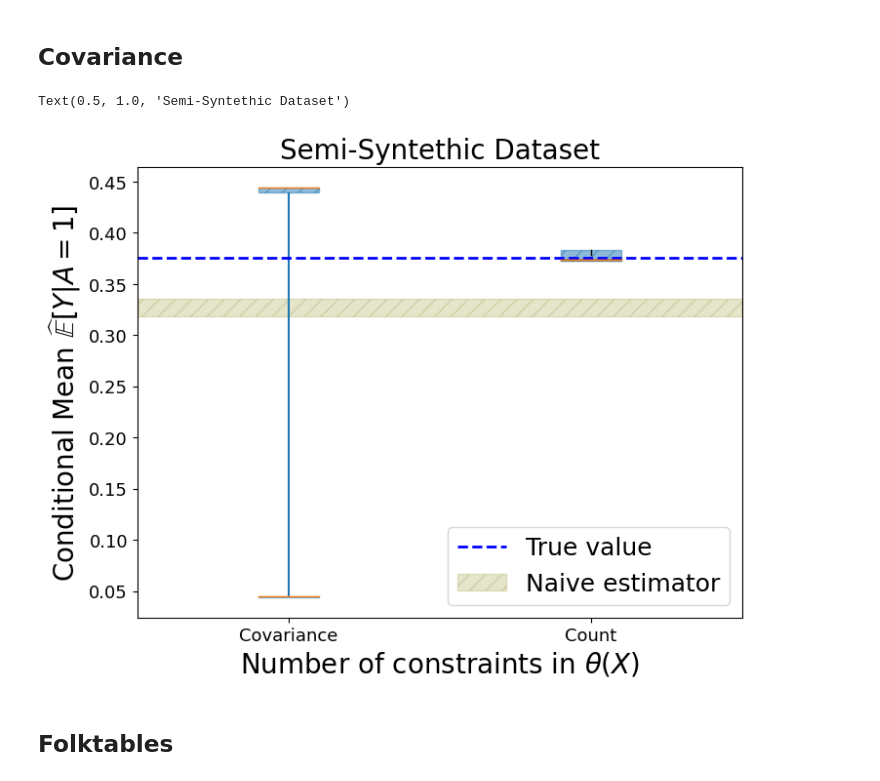
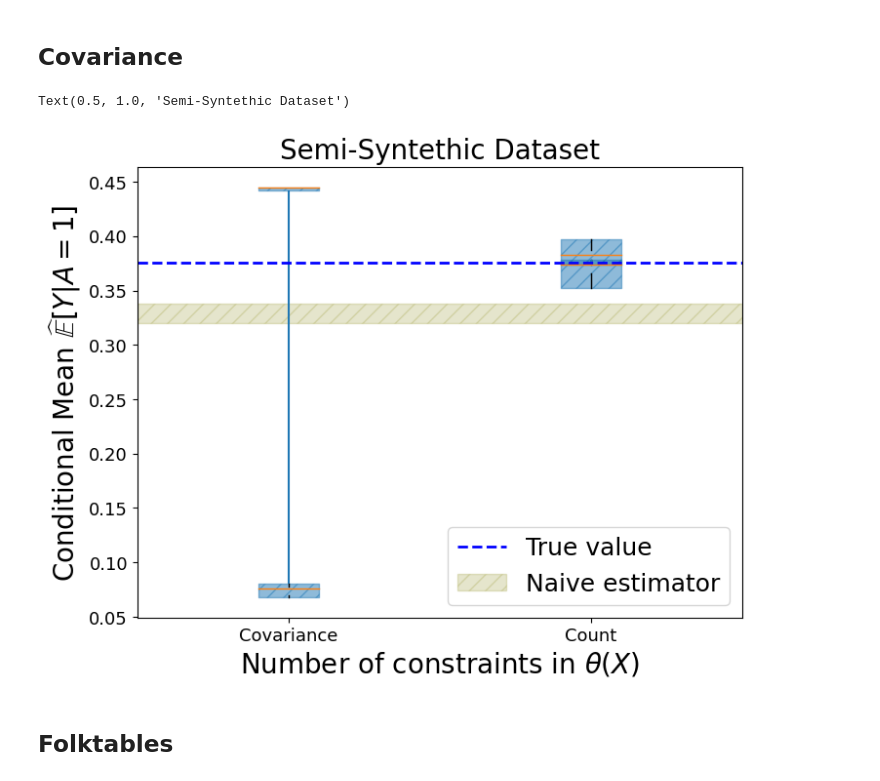
Before and after one commit to secg5/inference_contrained_distribution_shift, a Jupyter notebook: plotting/paper_plots.ipynb, the cells around one changed output. Drawn from its saved outputs; the diff is of its cells as text; code cells hidden in the pictures.

Commit message:
Generate semisynthetic and cov plots

```diff
--- a/plotting/paper_plots.ipynb
+++ b/plotting/paper_plots.ipynb
@@ -69,14 +66,14 @@ Text(0.5, 1.05, 'Semi-Syntethic Dataset')
 # %%
 fig, ax = plt.subplots(figsize=(8, 6))
 
 utils.generate_cov_plots(
-    base_path="../experiment_artifacts/", timestamp="Sep28-2026", ax=ax
+    base_path="../experiment_artifacts/", timestamp="Oct04-1449", ax=ax
 )
 
 ax.set_title("Semi-Syntethic Dataset", fontsize=20)
 # %% [output]
 Text(0.5, 1.0, 'Semi-Syntethic Dataset')
-[figure, old version]
+[figure, new version]
 # %% [markdown]
 ## Folktables
 # %%
```
Also changed, not shown: parts of 4 cells of this notebook, 2 other files.
